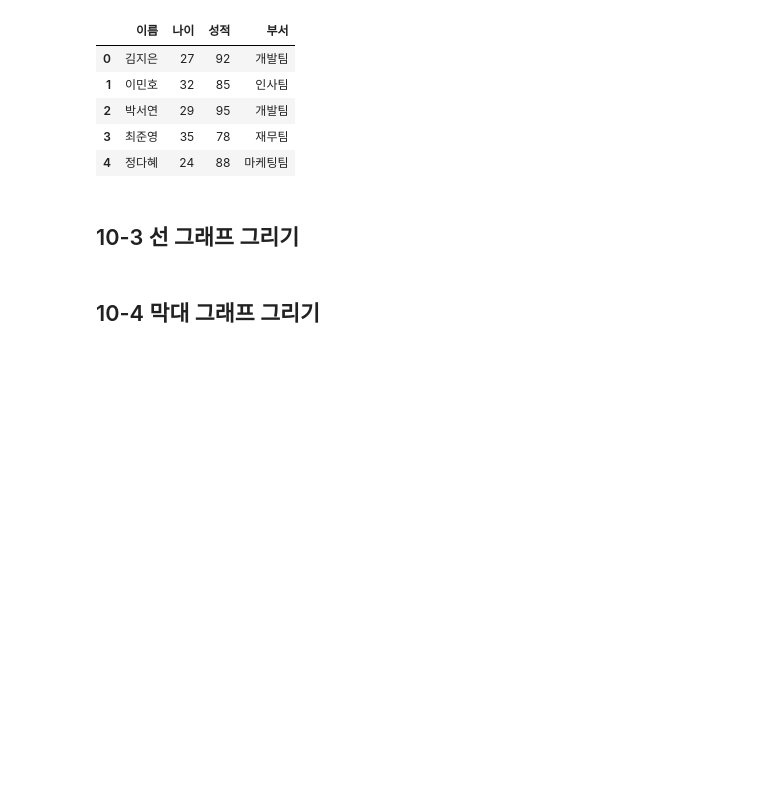
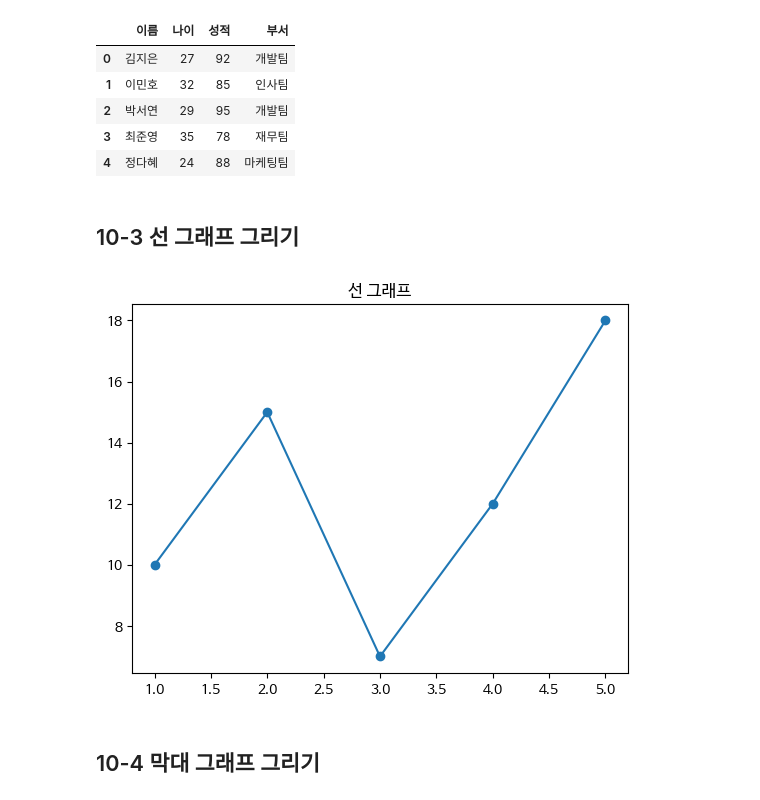
Before and after one commit to jj-it-lab/Data-Analysis-with-Open-Source, a Jupyter notebook: 오픈소스_데이터_분석_10강.ipynb, the cells around one changed output. Cells and saved outputs as stored; diff of their text form; code cells hidden in the pictures; blank space fills up the shorter version.

```diff
--- a/오픈소스_데이터_분석_10강.ipynb
+++ b/오픈소스_데이터_분석_10강.ipynb
@@ -82,16 +82,18 @@ df
 # %%
 import matplotlib.pyplot as plt
 
 ## 데이터 정의
 x = [1, 2, 3, 4, 5]
 y = [10, 15, 7, 12, 18]
 
 ## 선 그래프 그리기
-plt
+plt.plot(x,y, marker='o')
 
 # 제목 설정
-
+plt.title('선 그래프')
 plt.show()
+# %% [output]
+[figure, added]
 # %% [markdown]
 ## 10-4 막대 그래프 그리기
 # %%
```
